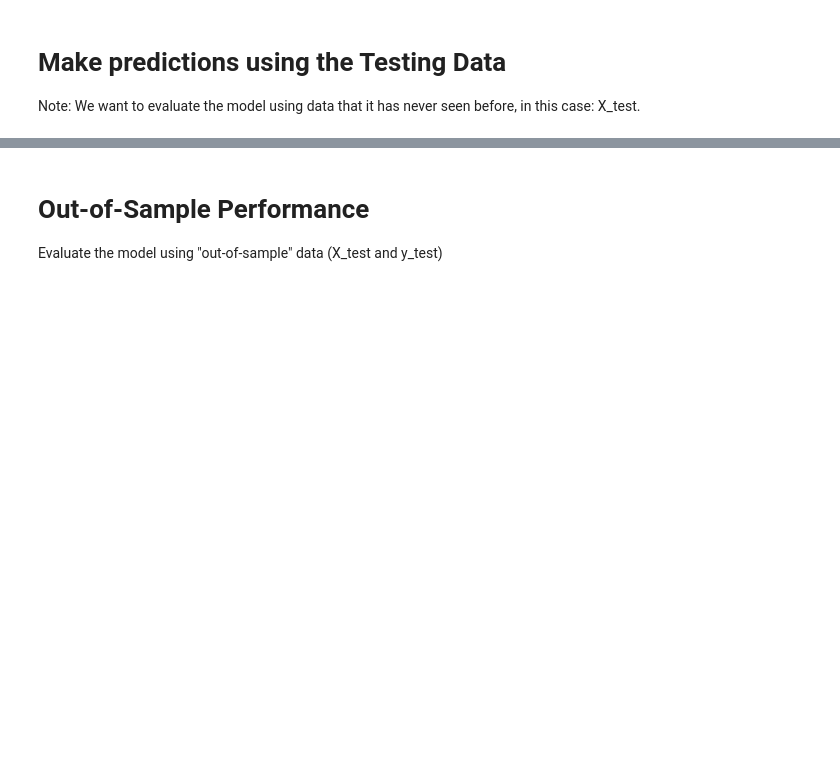
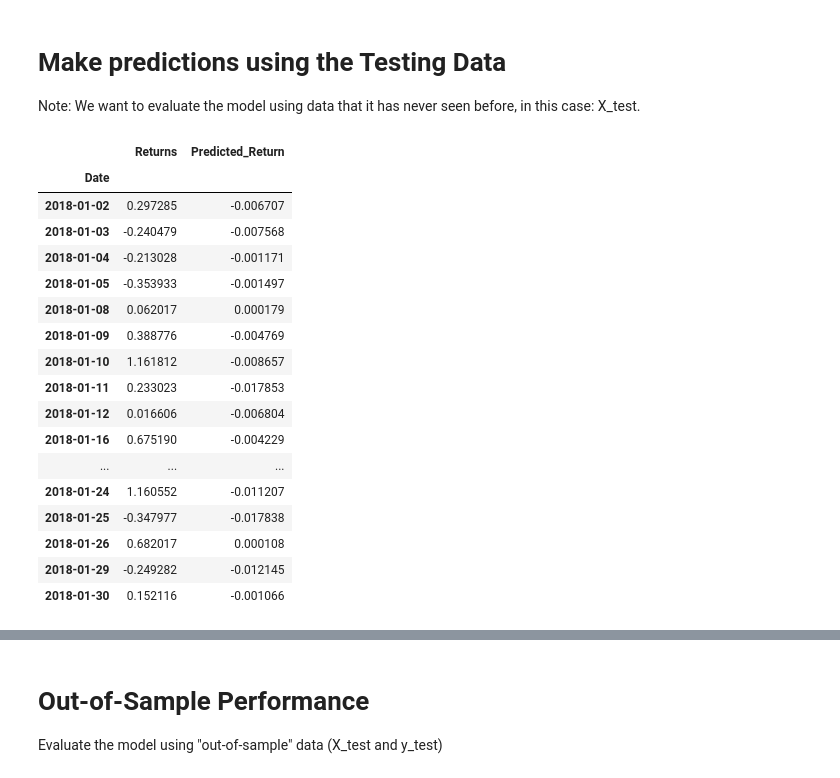
Before and after one commit to manpreetpadam/A-Yen-for-the-Future, a Jupyter notebook: regression_analysis.ipynb, the cells around one changed output, grey strips where cells are left out. Drawn from its saved outputs; the diff is of its cells as text; code cells hidden in the pictures; blank space fills up the shorter version.

```diff
--- a/regression_analysis.ipynb
+++ b/regression_analysis.ipynb
@@ -144,6 +144,26 @@ predictions=model.predict(X_test)
 # %%
 # Assemble actual y data (Y_test) with predicted y data (from just above) into two columns in a dataframe:
 results = Y_test.to_frame()
-results["Predicted Return"] = predictions
+results["Predicted_Return"] = predictions
+results.head(20)
+# %% [output]
+|  | Returns | Predicted_Return |
+| Date |  |  |
+| 2018-01-02 | 0.297285 | -0.006707 |
+| 2018-01-03 | -0.240479 | -0.007568 |
+| 2018-01-04 | -0.213028 | -0.001171 |
+| 2018-01-05 | -0.353933 | -0.001497 |
+| 2018-01-08 | 0.062017 | 0.000179 |
+| 2018-01-09 | 0.388776 | -0.004769 |
+| 2018-01-10 | 1.161812 | -0.008657 |
+| 2018-01-11 | 0.233023 | -0.017853 |
+| 2018-01-12 | 0.016606 | -0.006804 |
+| 2018-01-16 | 0.675190 | -0.004229 |
+| ... | ... | ... |
+| 2018-01-24 | 1.160552 | -0.011207 |
+| 2018-01-25 | -0.347977 | -0.017838 |
+| 2018-01-26 | 0.682017 | 0.000108 |
+| 2018-01-29 | -0.249282 | -0.012145 |
+| 2018-01-30 | 0.152116 | -0.001066 |
 # %%
 # Plot the first 20 predictions vs the true values
```
Also changed, not shown: parts of 3 cells of this notebook.
